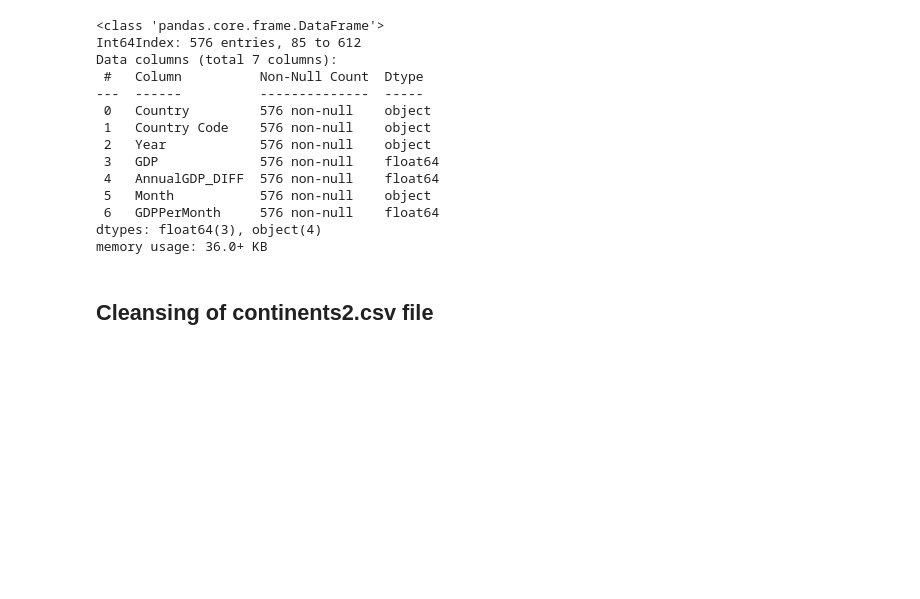
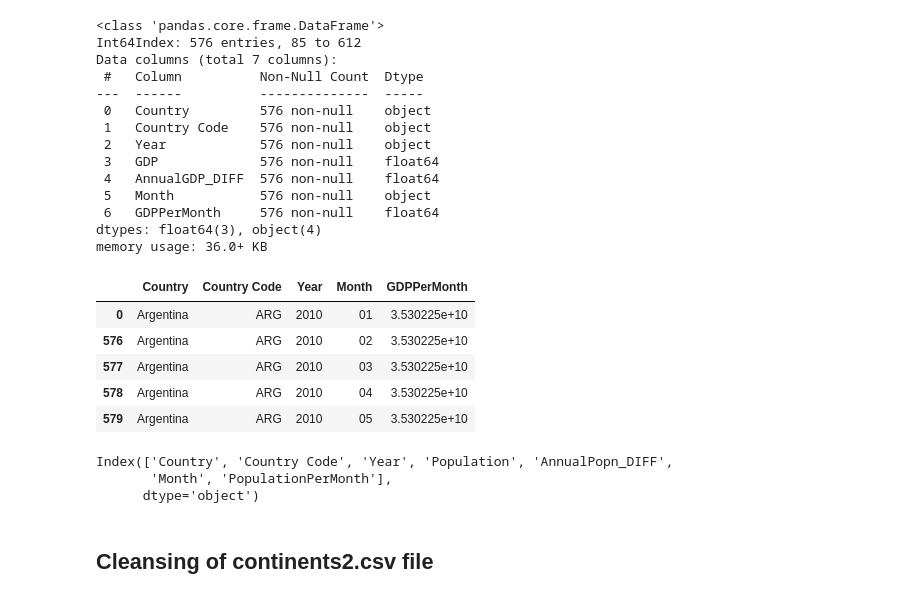
Before and after one commit to shwetajain1022/Project-4, a Jupyter notebook: population_gdp_SJ_WIP.ipynb, the cells around one changed output. Saved outputs shown, nothing was run; the diff lists cells and outputs as text; code cells hidden in the pictures; blank space fills up the shorter version.

```diff
--- a/population_gdp_SJ_WIP.ipynb
+++ b/population_gdp_SJ_WIP.ipynb
@@ -487,3 +487,20 @@ for row in gdp_select_country_df.iterrows():
     gdp_select_country_df_v1 = gdp_select_country_df_v1.append(new_row11,ignore_index=True)
 # %%
 gdp_select_country_df_v1 = gdp_select_country_df_v1.sort_values(by=['Country','Year'])
+# %%
+gdp_select_country_df_final = gdp_select_country_df_v1.drop(columns=['AnnualGDP_DIFF','GDP'])
+# %%
+gdp_select_country_df_final.head()
+# %% [output]
+|  | Country | Country Code | Year | Month | GDPPerMonth |
+| 0 | Argentina | ARG | 2010 | 01 | 3.530225e+10 |
+| 576 | Argentina | ARG | 2010 | 02 | 3.530225e+10 |
+| 577 | Argentina | ARG | 2010 | 03 | 3.530225e+10 |
+| 578 | Argentina | ARG | 2010 | 04 | 3.530225e+10 |
+| 579 | Argentina | ARG | 2010 | 05 | 3.530225e+10 |
+# %%
+popn_select_country_df_v1.columns
+# %% [output]
+Index(['Country', 'Country Code', 'Year', 'Population', 'AnnualPopn_DIFF',
+       'Month', 'PopulationPerMonth'],
+      dtype='object')
```
Also changed, not shown: parts of 6 cells of this notebook, 3 other files.
